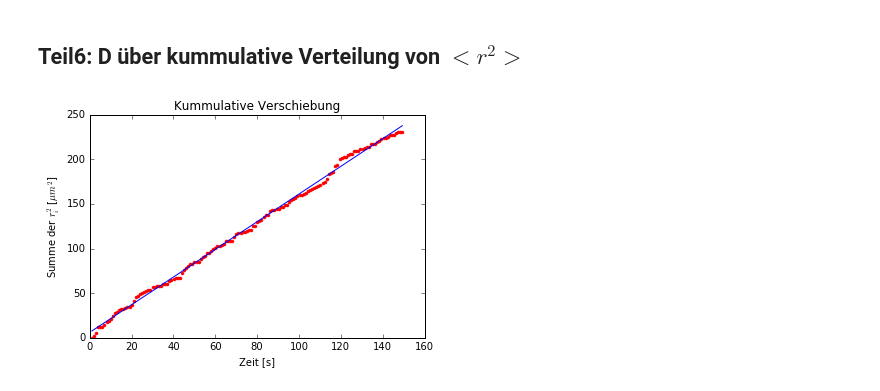
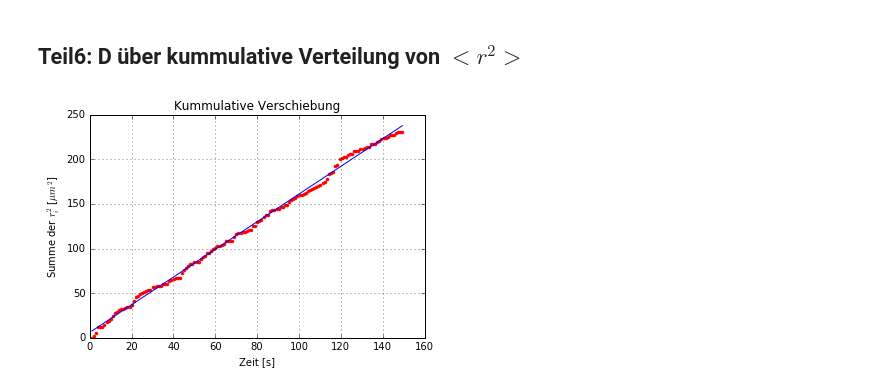
Before and after one commit to acereca/python, a Jupyter notebook: PAP223/223.ipynb, the cells around one changed output. Cells and saved outputs as stored; diff of their text form; code cells hidden in the pictures.

```diff
--- a/PAP223/223.ipynb
+++ b/PAP223/223.ipynb
@@ -144,14 +145,19 @@ $$k=(8.67795154741e-24\pm 3.47676148141e-25) J/K$$
 # %%
 r_kumm=np.cumsum(r_squared)
 
-curve,popt,pcov = fit_lin(tlist[:-1],r_kumm,sigma=np.sqrt(2)*.3*10**-6)
+curve,popt,pcov = fit_lin(tlist[:-1],r_kumm,zero=False)
 
-plt.plot(tlist[:-1], r_kumm, 'r-', marker='.', linewidth=0)
+m,dm = popt[0],np.sqrt(pcov[0,0])
+c,dc = popt[1],np.sqrt(pcov[1,1])
+
+plt.errorbar(tlist[:-1], r_kumm,color='red',marker='.', linewidth=0)
 plt.plot(tlist[:-1],curve)
 plt.xlabel('Zeit [s]')
 plt.ylabel('Summe der $r_i^2$ [$\mu m^2$]')
 plt.title('Kummulative Verschiebung')
+plt.grid(True)
+plt.savefig("kummVer",format="pdf")
 plt.show()
 # %% [output]
-[figure, old version]
+[figure, new version]
 # %%
```
Also changed, not shown: parts of 7 cells of this notebook, 2 other files.
